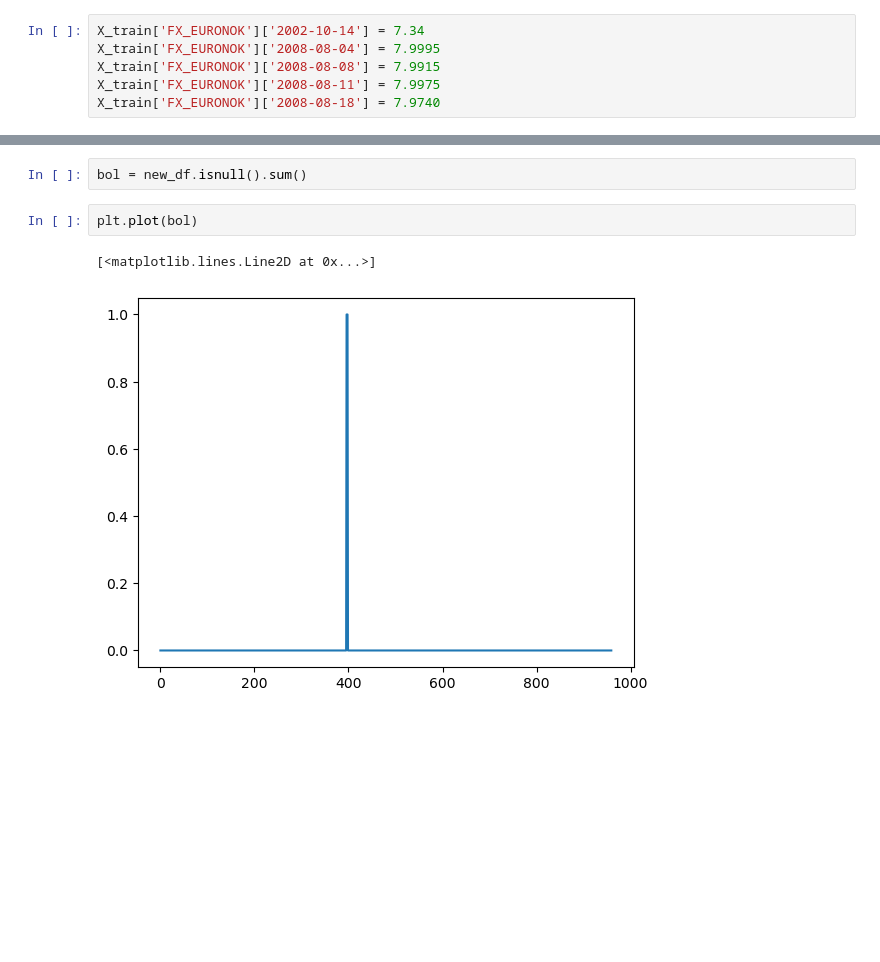
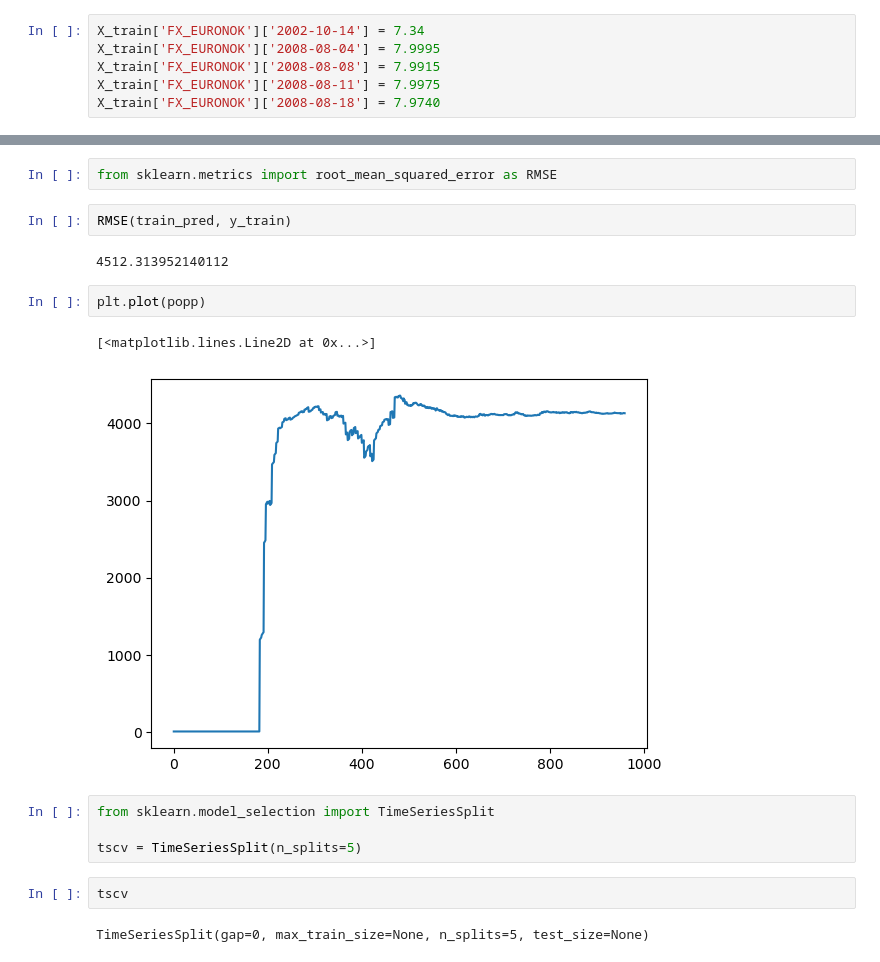
Before and after one commit to DataJakob/Various-School-Projects, a Jupyter notebook: Advanced Topics in Deep Learning/Feature_Enginneering.ipynb, the cells around one changed output, grey strips where cells are left out. Drawn from its saved outputs; the diff is of its cells as text; blank space fills up the shorter version.

```diff
--- a/Advanced Topics in Deep Learning/Feature_Enginneering.ipynb
+++ b/Advanced Topics in Deep Learning/Feature_Enginneering.ipynb
@@ -179,7 +184,19 @@ Length: 960, dtype: int64
-# %%
-bol = new_df.isnull().sum()
+# %%
+from sklearn.metrics import root_mean_squared_error as RMSE
+# %%
+RMSE(train_pred, y_train)
+# %% [output]
+4512.313952140112
 # %%
-plt.plot(bol)
+plt.plot(popp)
 # %% [output]
 [<matplotlib.lines.Line2D at 0x...>]
-[figure, old version]
+[figure, new version]
+# %%
+from sklearn.model_selection import TimeSeriesSplit
+
+tscv = TimeSeriesSplit(n_splits=5)
+# %%
+tscv
+# %% [output]
+TimeSeriesSplit(gap=0, max_train_size=None, n_splits=5, test_size=None)
```
Also changed, not shown: parts of 17 cells of this notebook.
